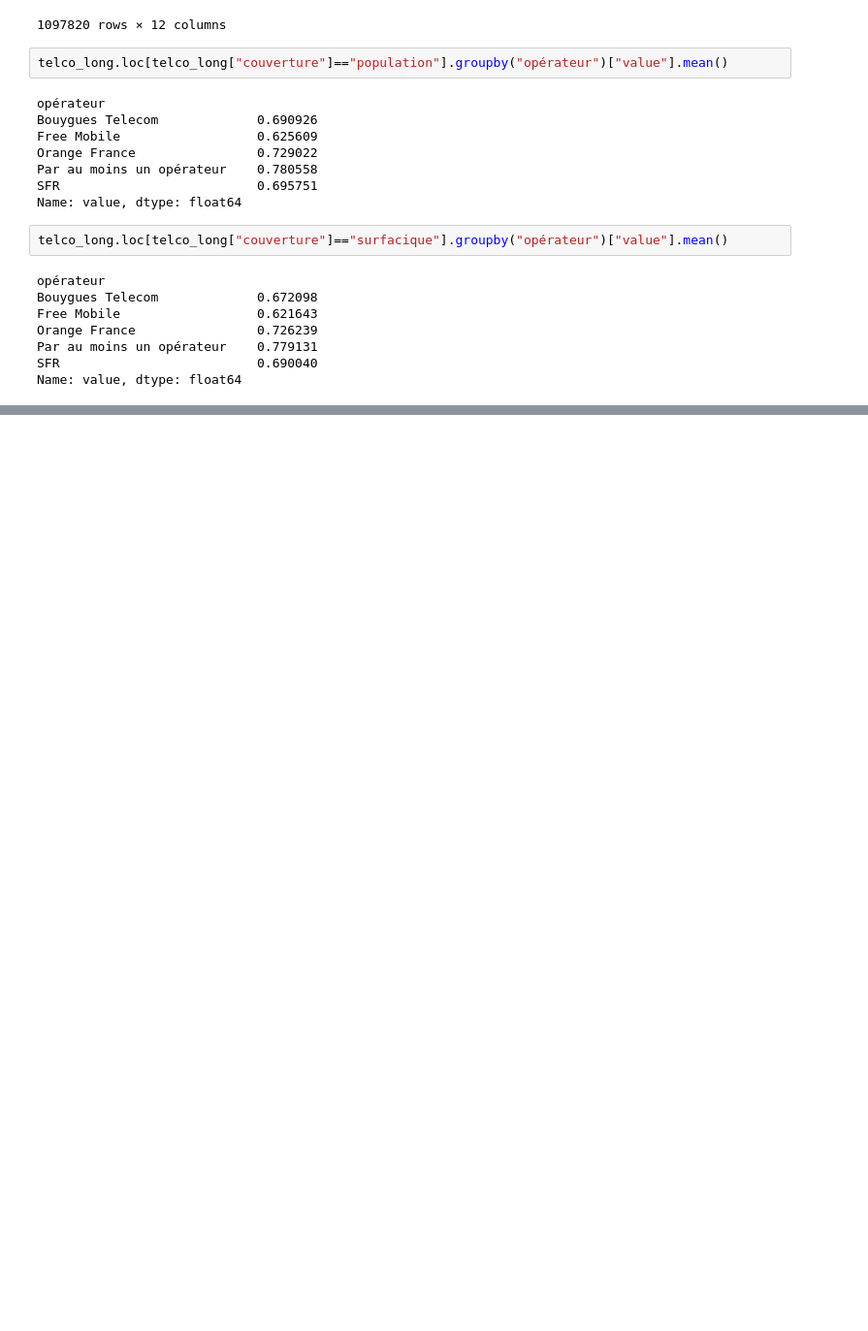
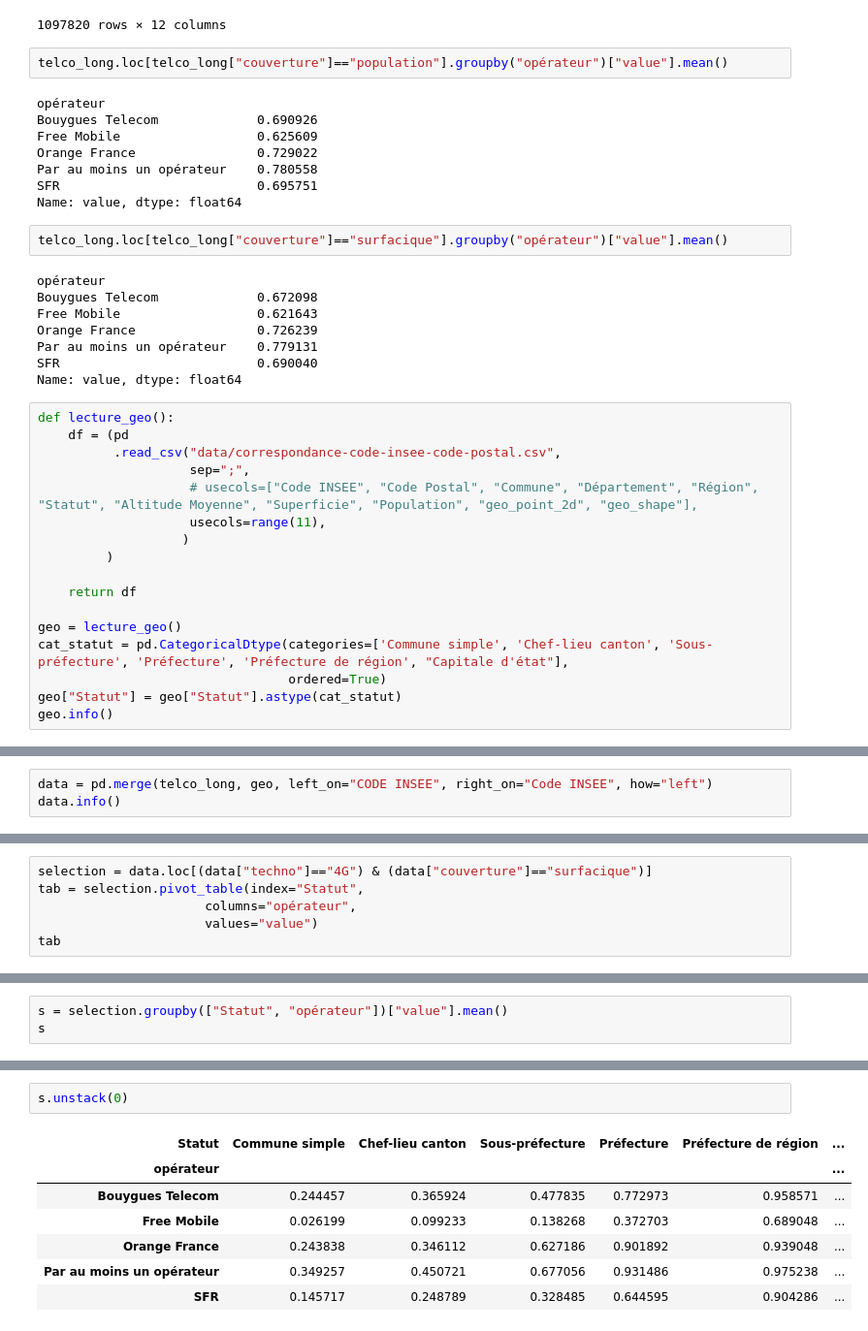
Before and after one commit to fran6w/TIDE, a Jupyter notebook: 03_TIDE_session.ipynb, the cells around one changed output, grey strips where cells are left out. Shown at 97% size. Saved outputs shown, nothing was run; the diff lists cells and outputs as text; blank space fills up the shorter version.

```diff
--- a/03_TIDE_session.ipynb
+++ b/03_TIDE_session.ipynb
@@ -511,3 +517,20 @@ Orange France                0.726239
 Par au moins un opérateur    0.779131
 SFR                          0.690040
 Name: value, dtype: float64
+# %%
+def lecture_geo():
+    df = (pd
+          .read_csv("data/correspondance-code-insee-code-postal.csv",
+                    sep=";",
+                    # usecols=["Code INSEE", "Code Postal", "Commune", "Département", "Région", "Statut", "Altitude Moyenne", "Superficie", "Population", "geo_point_2d", "geo_shape"],
+                    usecols=range(11),
+                   )
+         )
+
+    return df
+
+geo = lecture_geo()
+cat_statut = pd.CategoricalDtype(categories=['Commune simple', 'Chef-lieu canton', 'Sous-préfecture', 'Préfecture', 'Préfecture de région', "Capitale d'état"],
+                                 ordered=True)
+geo["Statut"] = geo["Statut"].astype(cat_statut)
+geo.info()
@@ -513,0 +556,3 @@ Name: value, dtype: float64
+# %%
+data = pd.merge(telco_long, geo, left_on="CODE INSEE", right_on="Code INSEE", how="left")
+data.info()
@@ -513,0 +577,6 @@ Name: value, dtype: float64
+# %%
+selection = data.loc[(data["techno"]=="4G") & (data["couverture"]=="surfacique")]
+tab = selection.pivot_table(index="Statut",
+                      columns="opérateur",
+                      values="value")
+tab
@@ -513,0 +592,3 @@ Name: value, dtype: float64
+# %%
+s = selection.groupby(["Statut", "opérateur"])["value"].mean()
+s
@@ -513,0 +672,10 @@ Name: value, dtype: float64
+# %%
+s.unstack(0)
+# %% [output]
+| Statut | Commune simple | Chef-lieu canton | Sous-préfecture | Préfecture | Préfecture de région | ... |
+| opérateur |  |  |  |  |  | ... |
+| Bouygues Telecom | 0.244457 | 0.365924 | 0.477835 | 0.772973 | 0.958571 | ... |
+| Free Mobile | 0.026199 | 0.099233 | 0.138268 | 0.372703 | 0.689048 | ... |
+| Orange France | 0.243838 | 0.346112 | 0.627186 | 0.901892 | 0.939048 | ... |
+| Par au moins un opérateur | 0.349257 | 0.450721 | 0.677056 | 0.931486 | 0.975238 | ... |
+| SFR | 0.145717 | 0.248789 | 0.328485 | 0.644595 | 0.904286 | ... |
```
Also changed, not shown: parts of 11 cells of this notebook.
